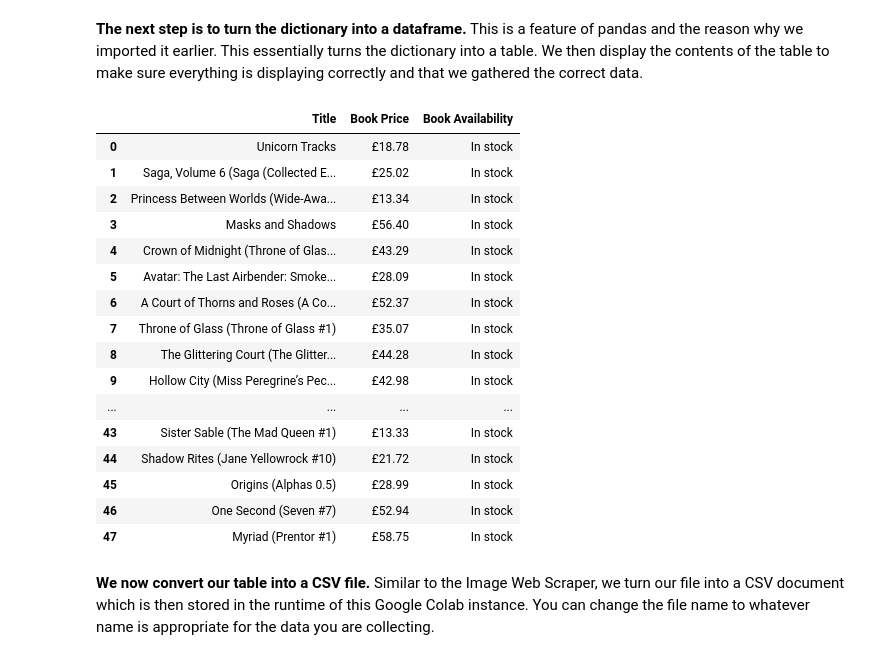
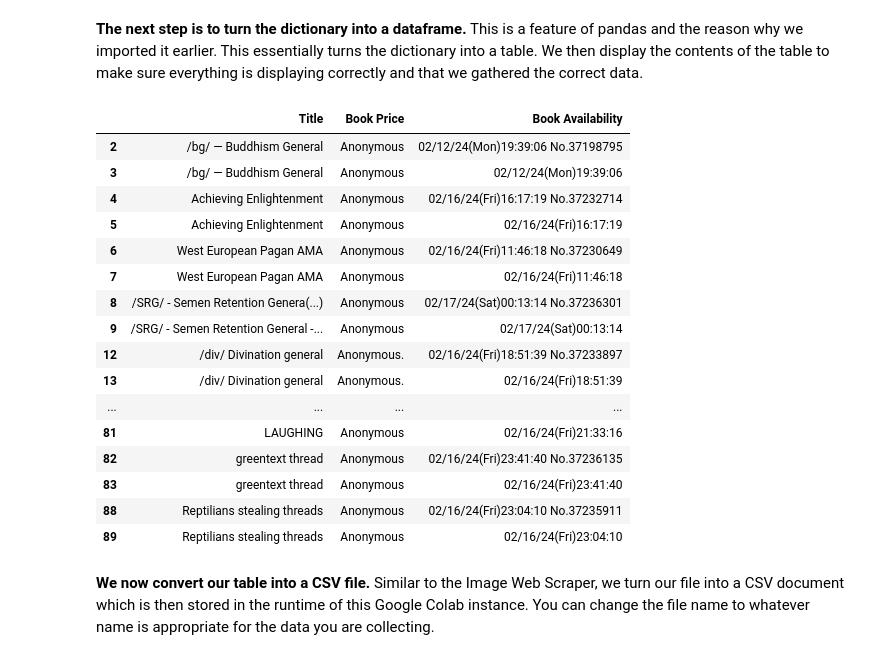
Before and after one commit to ColstonBod-oy/forums-web-crawler, a Jupyter notebook: Sample_Web_Crawler_using_Beautiful_Soup.ipynb, the cells around one changed output. Drawn from its saved outputs; the diff is of its cells as text; code cells hidden in the pictures.

```diff
--- a/Sample_Web_Crawler_using_Beautiful_Soup.ipynb
+++ b/Sample_Web_Crawler_using_Beautiful_Soup.ipynb
@@ -40,9 +41,11 @@ webpages = []
 
 # We use the range() function of Python to generate a loop based on a given set of integers.
 # In our case, we will be scraping our data from 3 pages, so the range is from 1-3, where the loop stops at 4.
-for i in range(1, 4):
+webpages.append("https://boards.4chan.org/x/")
+
+for i in range(2, 4):
   # Here, we append the page number to the URL to make it easier for us to go through each webpage that we are scraping.
-  webpages.append("http://books.toscrape.com/catalogue/category/books/fantasy_19/page-%d.html" % (i))
+  webpages.append("https://boards.4chan.org/x/%d" % (i))
 # %% [markdown]
 **This is the most important step in our web scraping process.** The bulk of our code is located here, which showcases the logic of the applcation as well as the target information that we need. What the code first does is extract the page details and then parse the HTML content.
 
@@ -61,27 +64,28 @@ for pages in webpages:
 
   # These are the general tags that are closest to each of the key information we are trying to extract.
   # For the first two, we will need to narrow down our HTML path further in order to get to the information that we are looking for.
-  book_title = soup.find_all(attrs={"class": "product_pod"})
-  book_price = soup.find_all(attrs={"class": "product_price"})
-  book_availability = soup.find_all(attrs={"class": "instock availability"})
+  post_container = soup.find_all(attrs={"class": "opContainer"})
 
   # For th book title, we will be extracting the information listed under the "title" attribute.
   # Once we have extracted the title itself, we add it to our list.
-  for temp_title in book_title:
-    title = temp_title.h3.a["title"]
-    titles.append(title)
+  for post in post_container:
+    temp_subject = post.findAll("span", {"class": "subject"})
+    temp_name = post.findAll("span", {"class": "name"})
+    temp_date = post.findAll("span", {"class": "dateTime"})
+    for subject in temp_subject:
+      titles.append(subject.get_text())
+    for name in temp_name:
+      prices.append(name.get_text())
+    for date in temp_date:
+      availability.append(date.get_text())
+
 
   # For the book price, we will use a different syntax for extracting our data.
   # This is because the information we are looking for is not in any of the attributes, but is listed as a text itself.
-  for temp_price in book_price:
-    second_temp_price = temp_price.findAll("p", {"class": "price_color"})
-    for price in second_temp_price:
-      prices.append(price.get_text())
+
 
   # For the book availability, we can simply trim down the excess space and then add the text to our list.
   # This is because the HTML path we defined earlier is already right next to the information we need.
-  for avail in book_availability:
-    availability.append(avail.get_text().strip())
 # %% [markdown]
 Something you will need to familiarize yourself with if you are doing web scraping is the **CSS selector** and **XPath**. These are used to help us with identifying the heirarchy of our HTML tags. You can also use your browsers inspect element to help you identify the HTML and CSS paths of your target website. To do this, simply go to inspect element, right click the element you need to extract, and select copy. You might see an option to copy the CSS selector or XPath for that given element.
 
@@ -94,25 +98,27 @@ data = {"Title": titles, "Book Price": prices, "Book Availability": availability
 **The next step is to turn the dictionary into a dataframe.** This is a feature of pandas and the reason why we imported it earlier. This essentially turns the dictionary into a table. We then display the contents of the table to make sure everything is displaying correctly and that we gathered the correct data.
 # %%
 df = pd.DataFrame.from_dict(data)
+df.replace('', np.nan, inplace=True)
+df.dropna(subset=['Title'], inplace=True)
 display(df)
 # %% [output]
 |  | Title | Book Price | Book Availability |
-| 0 | Unicorn Tracks | £18.78 | In stock |
-| 1 | Saga, Volume 6 (Saga (Collected E... | £25.02 | In stock |
-| 2 | Princess Between Worlds (Wide-Awa... | £13.34 | In stock |
-| 3 | Masks and Shadows | £56.40 | In stock |
-| 4 | Crown of Midnight (Throne of Glas... | £43.29 | In stock |
-| 5 | Avatar: The Last Airbender: Smoke... | £28.09 | In stock |
-| 6 | A Court of Thorns and Roses (A Co... | £52.37 | In stock |
-| 7 | Throne of Glass (Throne of Glass #1) | £35.07 | In stock |
-| 8 | The Glittering Court (The Glitter... | £44.28 | In stock |
-| 9 | Hollow City (Miss Peregrine’s Pec... | £42.98 | In stock |
+| 2 | /bg/ — Buddhism General | Anonymous | 02/12/24(Mon)19:39:06 No.37198795 |
+| 3 | /bg/ — Buddhism General | Anonymous | 02/12/24(Mon)19:39:06 |
+| 4 | Achieving Enlightenment | Anonymous | 02/16/24(Fri)16:17:19 No.37232714 |
+| 5 | Achieving Enlightenment | Anonymous | 02/16/24(Fri)16:17:19 |
+| 6 | West European Pagan AMA | Anonymous | 02/16/24(Fri)11:46:18 No.37230649 |
+| 7 | West European Pagan AMA | Anonymous | 02/16/24(Fri)11:46:18 |
+| 8 | /SRG/ - Semen Retention Genera(...) | Anonymous | 02/17/24(Sat)00:13:14 No.37236301 |
+| 9 | /SRG/ - Semen Retention General -... | Anonymous | 02/17/24(Sat)00:13:14 |
+| 12 | /div/ Divination general | Anonymous. | 02/16/24(Fri)18:51:39 No.37233897 |
+| 13 | /div/ Divination general | Anonymous. | 02/16/24(Fri)18:51:39 |
 | ... | ... | ... | ... |
-| 43 | Sister Sable (The Mad Queen #1) | £13.33 | In stock |
-| 44 | Shadow Rites (Jane Yellowrock #10) | £21.72 | In stock |
-| 45 | Origins (Alphas 0.5) | £28.99 | In stock |
-| 46 | One Second (Seven #7) | £52.94 | In stock |
-| 47 | Myriad (Prentor #1) | £58.75 | In stock |
+| 81 | LAUGHING | Anonymous | 02/16/24(Fri)21:33:16 |
+| 82 | greentext thread | Anonymous | 02/16/24(Fri)23:41:40 No.37236135 |
+| 83 | greentext thread | Anonymous | 02/16/24(Fri)23:41:40 |
+| 88 | Reptilians stealing threads | Anonymous | 02/16/24(Fri)23:04:10 No.37235911 |
+| 89 | Reptilians stealing threads | Anonymous | 02/16/24(Fri)23:04:10 |
 # %% [markdown]
 **We now convert our table into a CSV file.** Similar to the Image Web Scraper, we turn our file into a CSV document which is then stored in the runtime of this Google Colab instance. You can change the file name to whatever name is appropriate for the data you are collecting.
 # %%
```
Also changed, not shown: parts of 3 cells of this notebook.
